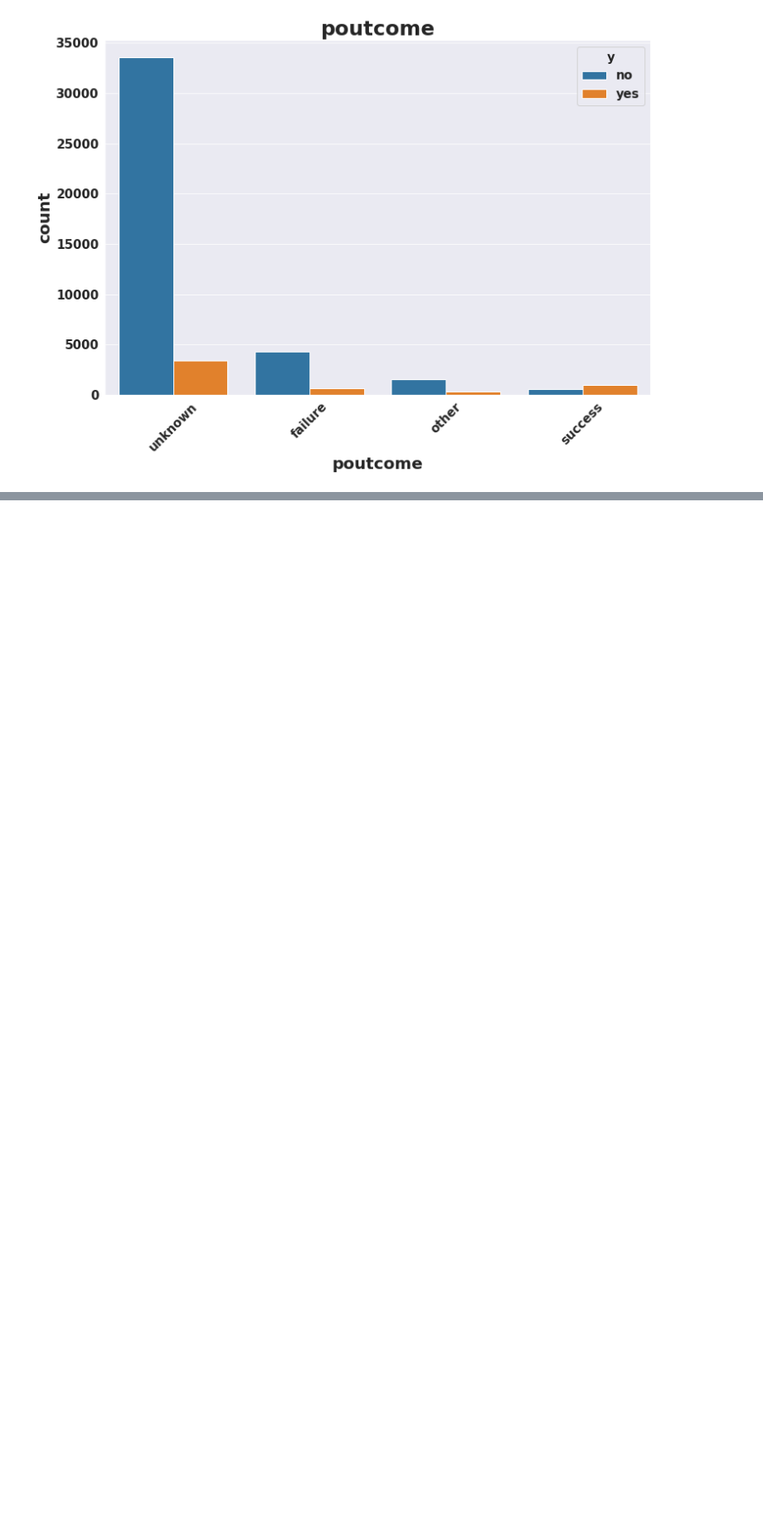
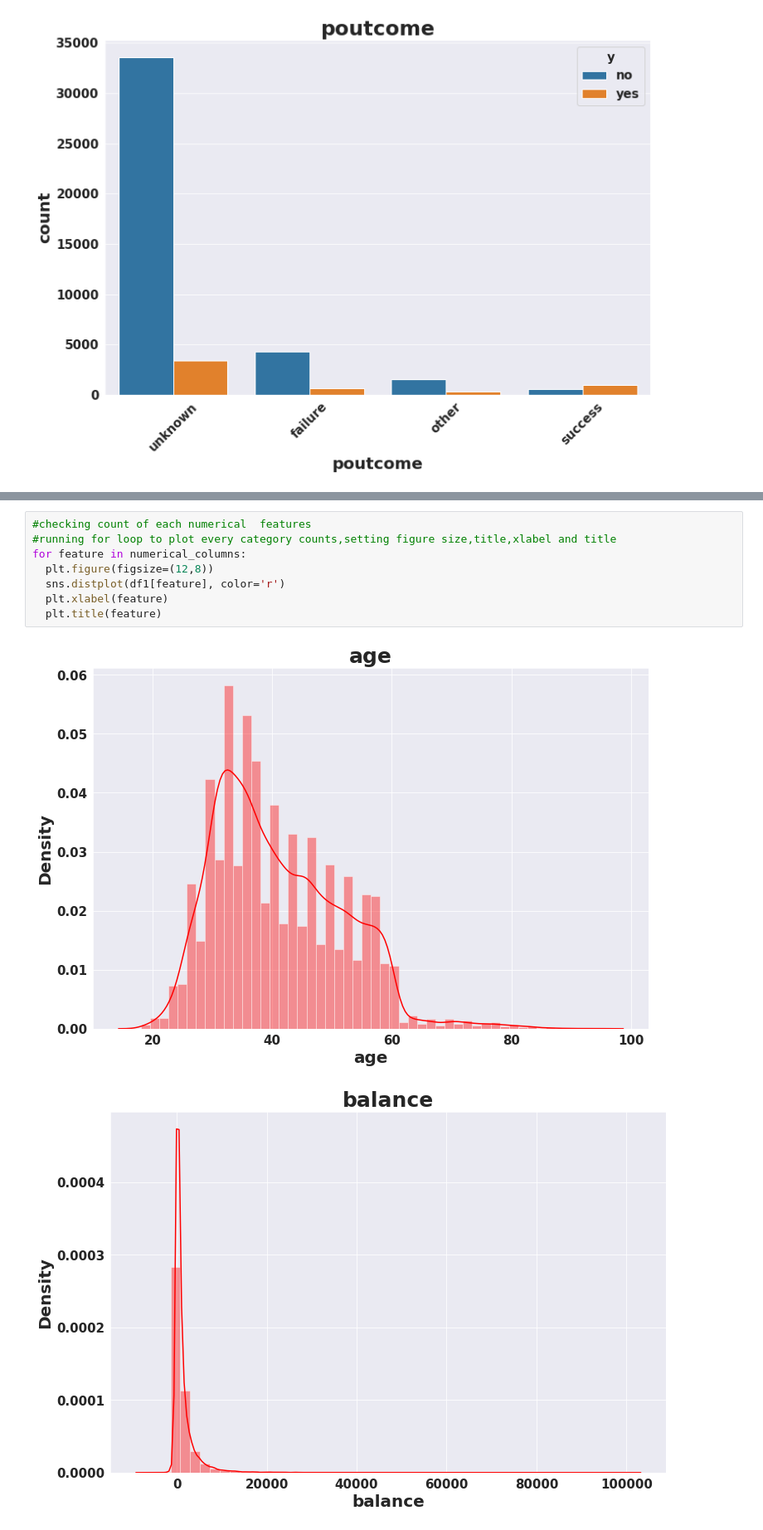
Before and after one commit to PranayUmredkar97/Bank-Marketing-Effectiveness-Prediction-Classification-Capstone-Project-, a Jupyter notebook: Bank_Marketing_Effectiveness_Prediction_Capstone_Project.ipynb, the cells around one changed output, grey strips where cells are left out. Shown at 83% size. Saved outputs shown, nothing was run; the diff lists cells and outputs as text; blank space fills up the shorter version.

```diff
--- a/Bank_Marketing_Effectiveness_Prediction_Capstone_Project.ipynb
+++ b/Bank_Marketing_Effectiveness_Prediction_Capstone_Project.ipynb
@@ -281,0 +314,11 @@ for cat in cat_features:
+# %%
+#checking count of each numerical  features
+#running for loop to plot every category counts,setting figure size,title,xlabel and title
+for feature in numerical_columns:
+  plt.figure(figsize=(12,8))
+  sns.distplot(df1[feature], color='r')
+  plt.xlabel(feature)
+  plt.title(feature)
+# %% [output]
+[figure, added]
+[figure, added]
```
Also changed, not shown: parts of 27 cells of this notebook.
